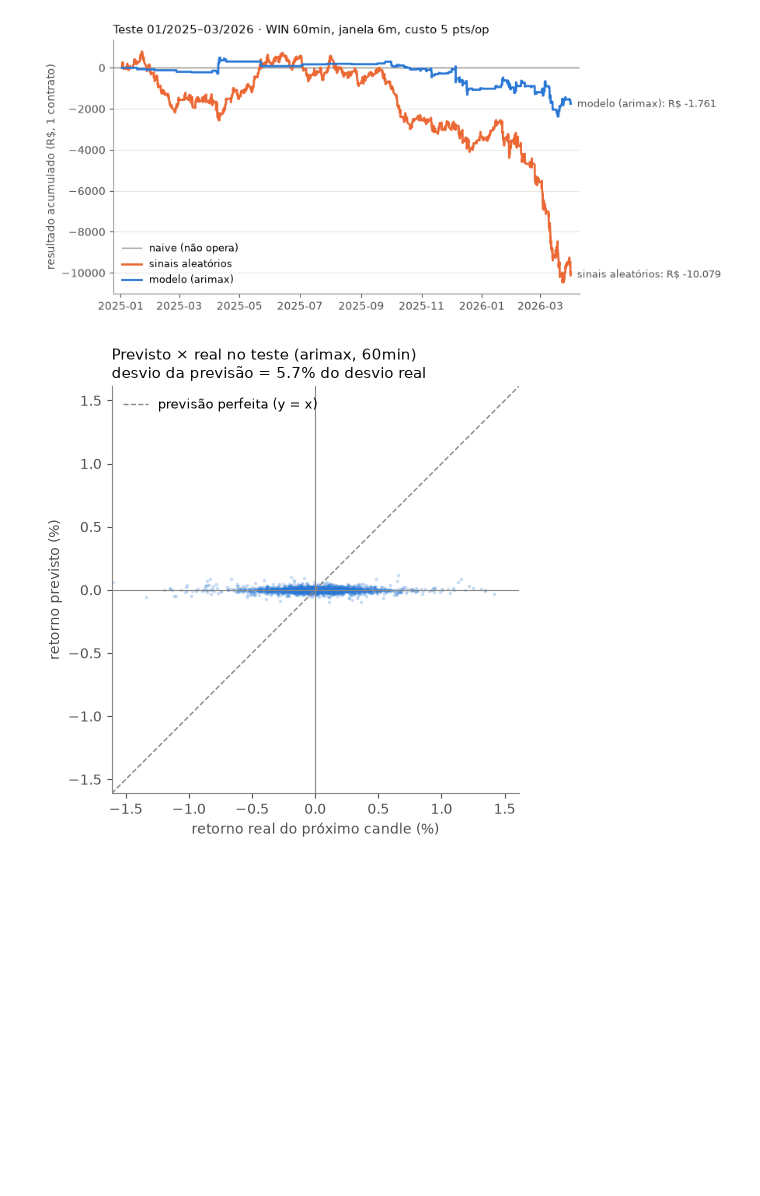
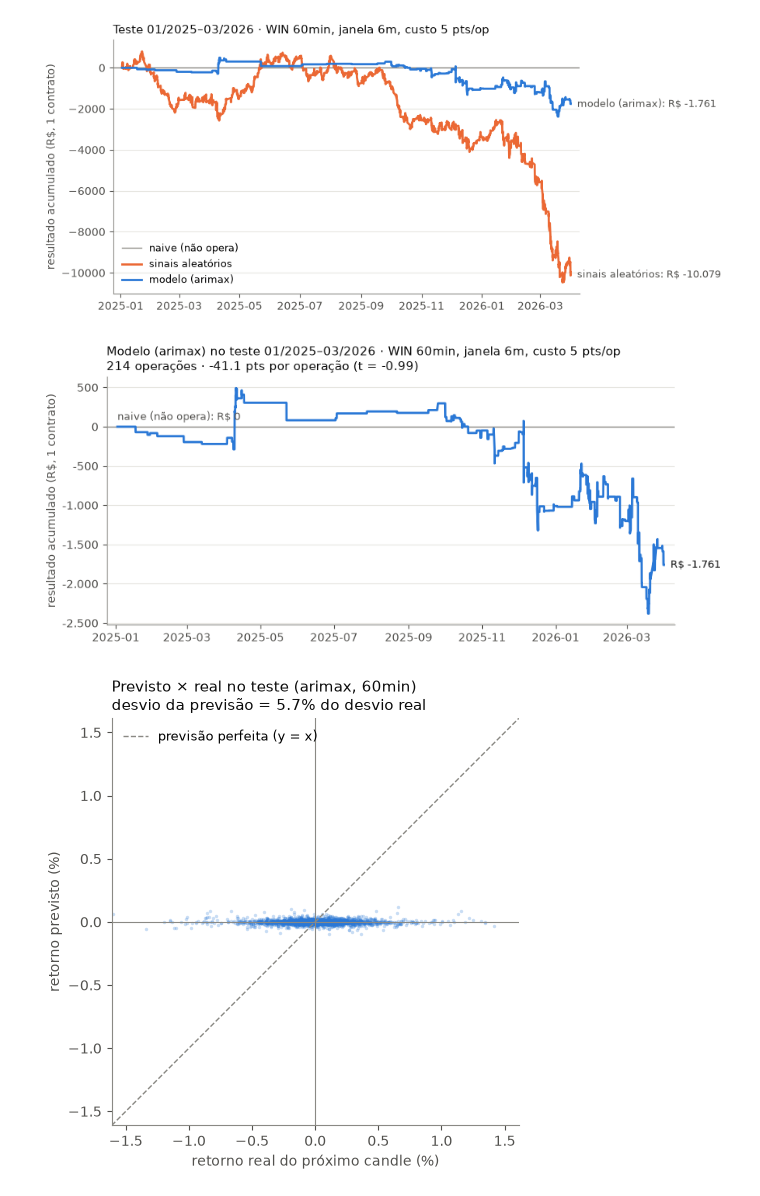
Before and after one commit to anabiaboorges/data_science_no_mercado_financeiro, a Jupyter notebook: frentes/estatistico/frente_estatistico.ipynb, the cells around one changed output. Drawn from its saved outputs; the diff is of its cells as text; code cells hidden in the pictures; blank space fills up the shorter version.

```diff
--- a/frentes/estatistico/frente_estatistico.ipynb
+++ b/frentes/estatistico/frente_estatistico.ipynb
@@ -436,6 +436,27 @@ fig.savefig(f"{SAIDA}/curva_capital_teste.png", dpi=150); plt.show()
 # %% [output]
 esperança no teste (custo 5): -41.14 ± 41.7 pts/op (erro-padrão)
 [figure]
+# %%
+# Versão para o slide: só o modelo (o protocolo continua em curva_capital_teste.png, com os sinais aleatórios)
+_o = ops_m[ops_m.lado != 0].pontos
+fig, ax = plt.subplots(figsize=(9, 4))
+ax.axhline(0, color=CINZA, lw=1)
+ax.annotate("naive (não opera): R$ 0", (cap_m.index[0], 0), xytext=(0, 6), textcoords="offset points",
+            fontsize=9, color=TINTA2)
+ax.plot(cap_m.index, cap_m.values, color=AZUL, lw=2)
+ax.annotate(f"R$ {cap_m.iloc[-1]:,.0f}".replace(",", "."), (cap_m.index[-1], cap_m.iloc[-1]),
+            xytext=(6, 0), textcoords="offset points", va="center", fontsize=9.5, color=TINTA)
+ax.set_ylabel("resultado acumulado (R$, 1 contrato)")
+ax.set_title(f"Modelo ({MODELO_F}) no teste 01/2025–03/2026 · WIN {CANDLE_F}, janela {JANELA_F}m, custo 5 pts/op\n"
+             f"{len(_o)} operações · {_o.mean():.1f} pts por operação (t = {_o.mean() / EP_TESTE:.2f})",
+             loc="left", fontsize=10.5)
+ax.yaxis.set_major_formatter(plt.FuncFormatter(lambda v, _: f"{v:,.0f}".replace(",", ".")))
+ax.grid(axis="y", color="#e6e5e0", lw=0.8); ax.set_axisbelow(True)
+ax.margins(x=0.02)
+fig.tight_layout(); fig.subplots_adjust(right=0.88)
+fig.savefig(f"{SAIDA}/curva_capital_teste_modelo.png", dpi=150); plt.show()
+# %% [output]
+[figure, added]
 # %%
 fig, ax = plt.subplots(figsize=(5.6, 5.2))
 ax.scatter(prev_teste.y_true, prev_teste.y_pred, s=6, color=AZUL, alpha=0.25, linewidths=0)
```
Also changed, not shown: parts of 2 cells of this notebook, 1 other file.
